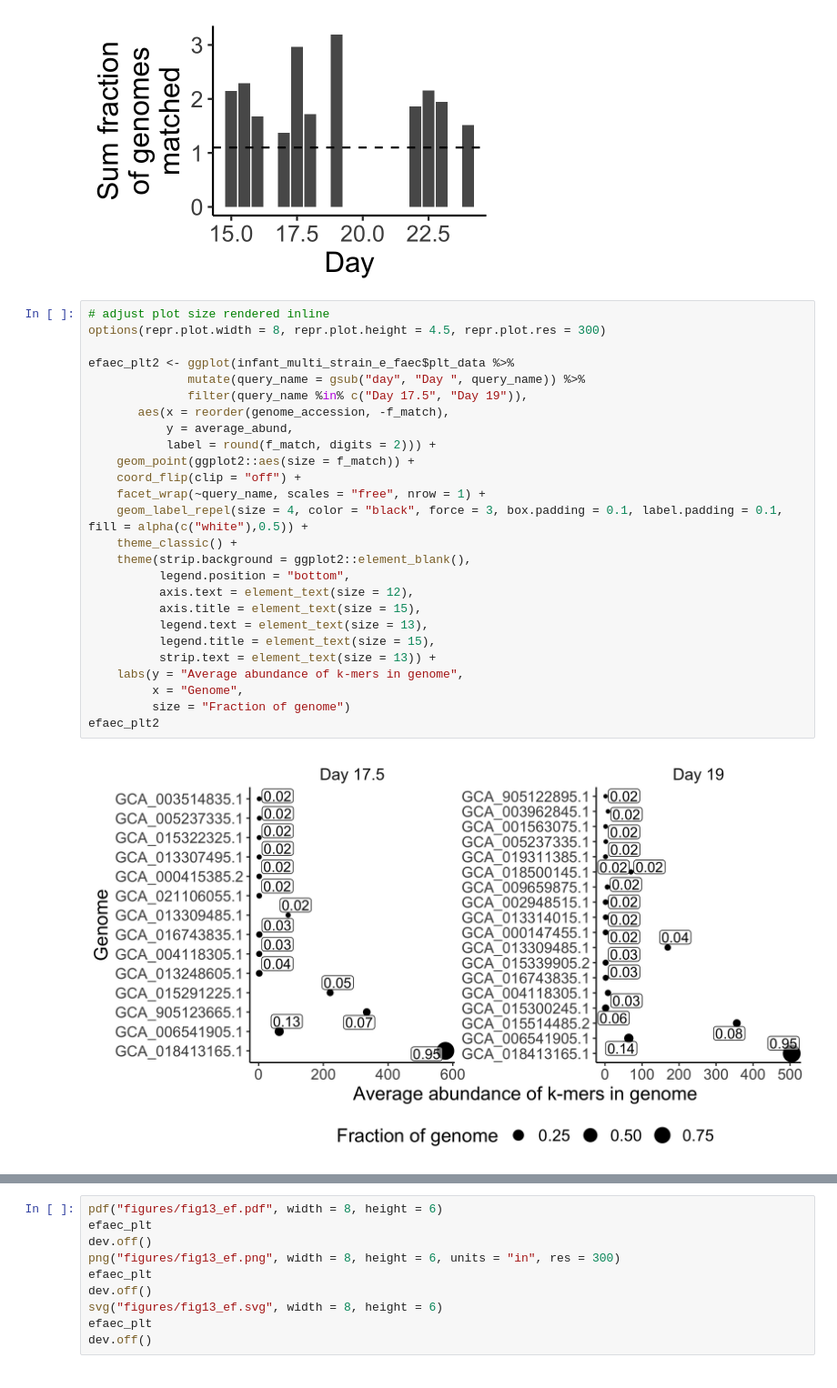
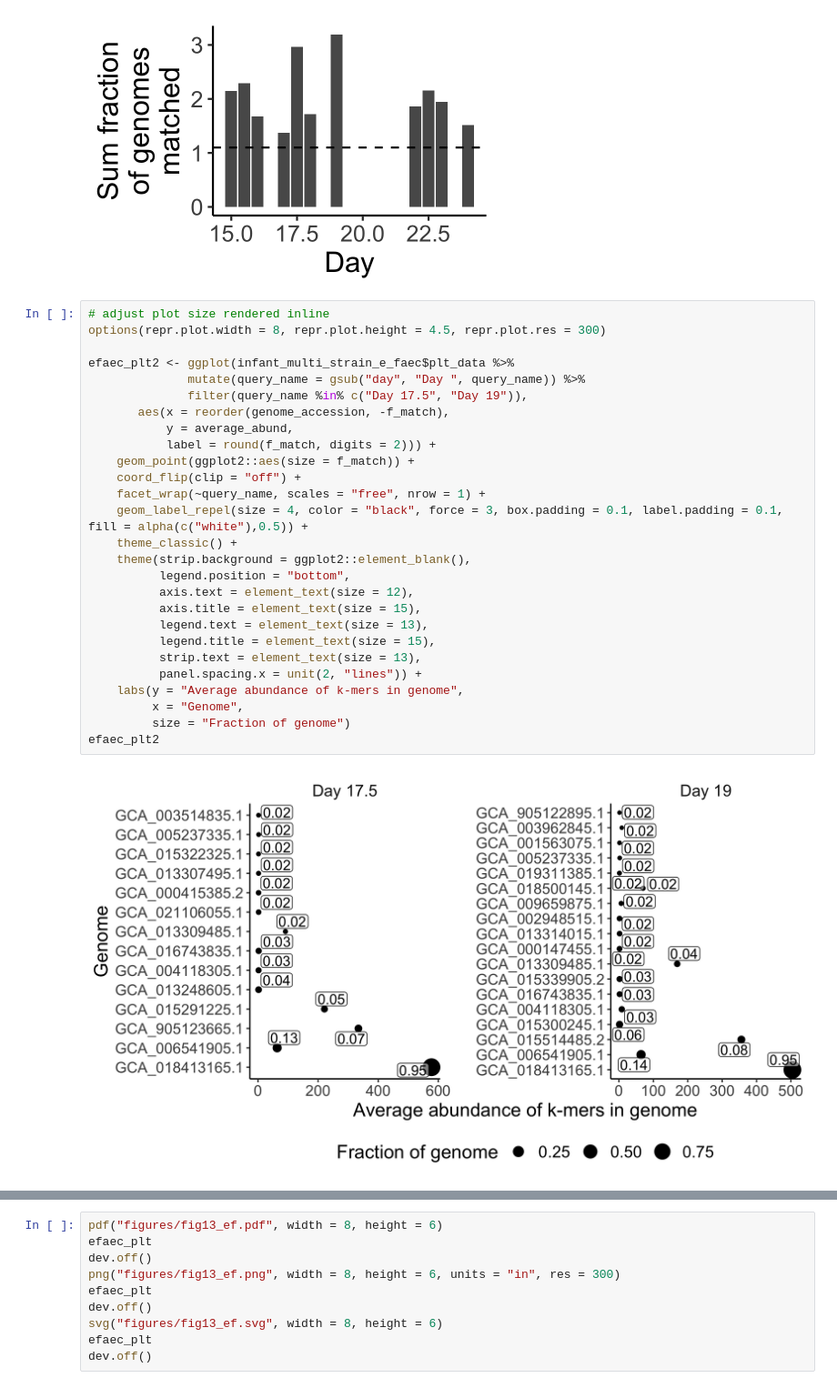
Before and after one commit to Arcadia-Science/2022-sourmashconsumr-validation, a Jupyter notebook: notebooks/20230104_PRJNA60717.ipynb, the cells around one changed output, grey strips where cells are left out. Shown at 91% size. Drawn from its saved outputs; the diff is of its cells as text.

```diff
--- a/notebooks/20230104_PRJNA60717.ipynb
+++ b/notebooks/20230104_PRJNA60717.ipynb
@@ -109,31 +101,32 @@ efaec_plt1
 # %%
 # adjust plot size rendered inline
 options(repr.plot.width = 8, repr.plot.height = 4.5, repr.plot.res = 300)
 
 efaec_plt2 <- ggplot(infant_multi_strain_e_faec$plt_data %>%
               mutate(query_name = gsub("day", "Day ", query_name)) %>%
               filter(query_name %in% c("Day 17.5", "Day 19")),
        aes(x = reorder(genome_accession, -f_match),
            y = average_abund,
            label = round(f_match, digits = 2))) +
     geom_point(ggplot2::aes(size = f_match)) +
     coord_flip(clip = "off") +
     facet_wrap(~query_name, scales = "free", nrow = 1) +
     geom_label_repel(size = 4, color = "black", force = 3, box.padding = 0.1, label.padding = 0.1, fill = alpha(c("white"),0.5)) +
     theme_classic() +
     theme(strip.background = ggplot2::element_blank(),
           legend.position = "bottom",
           axis.text = element_text(size = 12),
           axis.title = element_text(size = 15),
           legend.text = element_text(size = 13),
           legend.title = element_text(size = 15),
-          strip.text = element_text(size = 13)) +
+          strip.text = element_text(size = 13),
+          panel.spacing.x = unit(2, "lines")) +
     labs(y = "Average abundance of k-mers in genome",
          x = "Genome",
          size = "Fraction of genome")
 efaec_plt2
 # %% [output]
-[figure, old version]
+[figure, new version]
 # %%
 options(repr.plot.width = 8, repr.plot.height = 6, repr.plot.res = 300)
 
```
Also changed, not shown: parts of 5 cells of this notebook, 1 other file.
